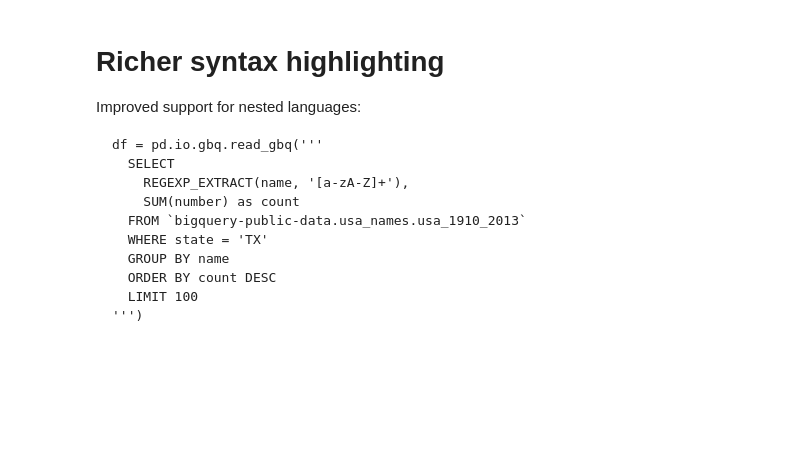
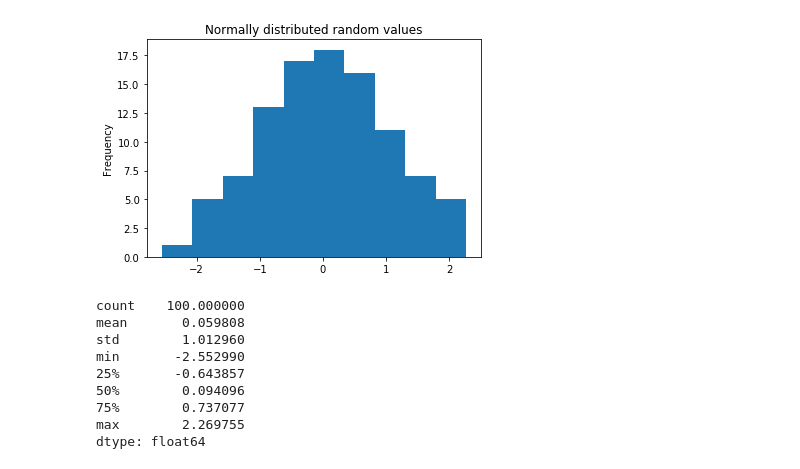
Before and after one commit to rajarameshchindu/datascience, a Jupyter notebook: Pandas.ipynb, the cells around one changed output. Drawn from its saved outputs; the diff is of its cells as text; code cells hidden in the pictures; blank space fills up the shorter version.

````diff
--- a/Pandas.ipynb
+++ b/Pandas.ipynb
@@ -52,17 +3,23 @@ With automatic completions disabled use:
-# %% [markdown]
-# Richer syntax highlighting
-
-Improved support for nested languages:
-
-```notebook-python
-df = pd.io.gbq.read_gbq('''
-  SELECT
-    REGEXP_EXTRACT(name, '[a-zA-Z]+'),
-    SUM(number) as count
-  FROM `bigquery-public-data.usa_names.usa_1910_2013`
-  WHERE state = 'TX'
-  GROUP BY name
-  ORDER BY count DESC
-  LIMIT 100
-''')
-```
+# %%
+import pandas as pd # This is always assumed but is included here as an introduction.
+import numpy as np
+import matplotlib.pyplot as plt
+np.random.seed(0)
+values = np.random.randn(100) # array of normally distributed random numbers
+s = pd.Series(values) # generate a pandas series
+s.plot(kind='hist', title='Normally distributed random values') # hist computes distribution
+plt.show()
+# %% [output]
+[figure, added]
+# %%
+s.describe()
+# %% [output]
+count    100.000000
+mean       0.059808
+std        1.012960
+min       -2.552990
+25%       -0.643857
+50%        0.094096
+75%        0.737077
+max        2.269755
+dtype: float64
````
Also changed, not shown: parts of 22 cells of this notebook.
